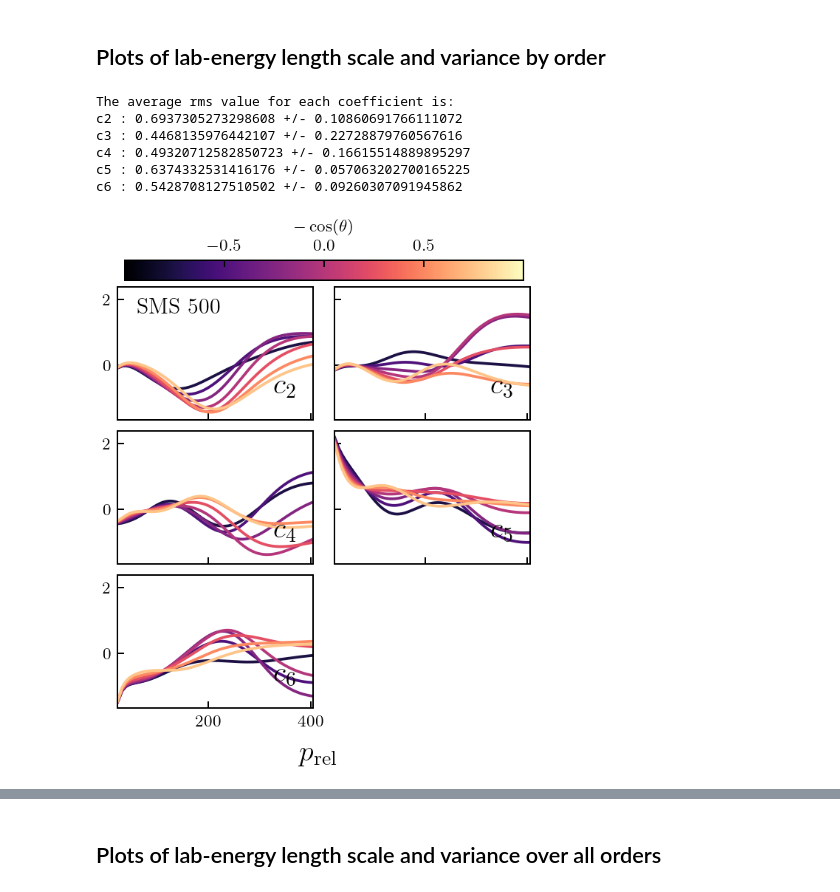
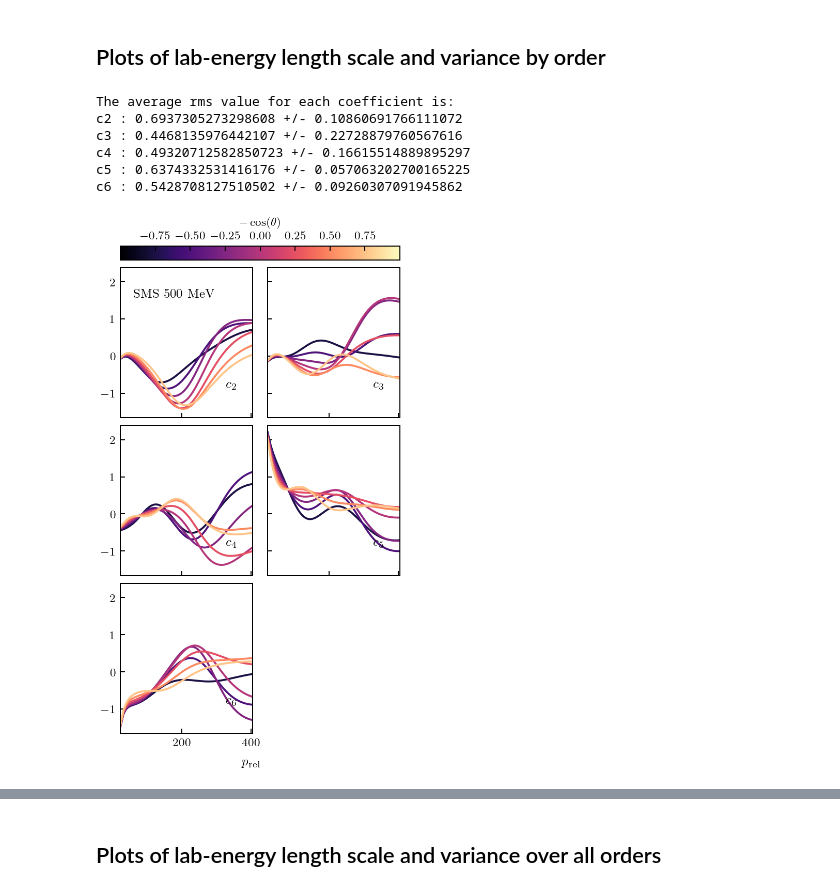
Before and after one commit to buqeye/modern_nn_potentials, a Jupyter notebook: notebooks/paper_figures_2.ipynb, the cells around one changed output, grey strips where cells are left out. Drawn from its saved outputs; the diff is of its cells as text; code cells hidden in the pictures.

```diff
--- a/notebooks/paper_figures_2.ipynb
+++ b/notebooks/paper_figures_2.ipynb
@@ -1237,8 +1624,9 @@ n_vert = int(np.ceil((np.shape(coeffs_surfaces)[0] - 1) / 2))
 # create figure with n_orders subplots
 fig_deg_coeffs, axs_deg_coeffs = plt.subplots(n_vert,
                             2, sharex = True, sharey=True,
-                            figsize=(3.3, 1.4 * n_vert),
+                            figsize=(3.3, 2.0 * n_vert),
                             layout='constrained')
+fig_deg_coeffs.supxlabel(t_lab_label, size = 10)
 # fig_deg_coeffs.suptitle('Order-by-order coefficients\nfor ' + obs_data_label + " (" +
 #              ScaleScheme.potential_string + " " +
 #              ScaleScheme.cutoff_string.replace("p", ".").replace("MeV", " MeV").replace("fm", " fm") + ")", size = 14)
@@ -1246,10 +1634,10 @@ fig_deg_coeffs, axs_deg_coeffs = plt.subplots(n_vert,
 # create figure with n_orders subplots
 fig_deg_ls, axs_deg_ls = plt.subplots(n_vert,
                             2, sharex = True, sharey=True,
-                            figsize=(3.3, 1.4 * n_vert),
+                            figsize=(3.3, 2.0 * n_vert),
                             layout='constrained')
-fig_deg_ls.supxlabel(degrees_label, size = 16)
-fig_deg_ls.supylabel(t_lab_label, size = 16)
+fig_deg_ls.supxlabel(degrees_label, size = 10)
+fig_deg_ls.supylabel(t_lab_label, size = 10)
 fig_deg_ls.suptitle('Order-by-order length scales\nfor ' + obs_data_label + " (" +
              ScaleScheme.potential_string + " " +
              ScaleScheme.cutoff_string.replace("p", ".").replace("MeV", " MeV").replace("fm", " fm") + ")", size = 14)
@@ -1257,9 +1645,9 @@ fig_deg_ls.suptitle('Order-by-order length scales\nfor ' + obs_data_label + " ("
 # create figure with n_orders subplots
 fig_deg_var, axs_deg_var = plt.subplots(n_vert,
                             2, sharex = True, sharey=True,
-                            figsize=(3.3, 1.4 * n_vert),
+                            figsize=(3.3, 2.0 * n_vert),
                             layout='constrained')
-fig_deg_var.supxlabel(degrees_label, size = 16)
+fig_deg_var.supxlabel(degrees_label, size = 10)
 fig_deg_var.suptitle('Order-by-order variances\nfor ' + obs_data_label + " (" +
              ScaleScheme.potential_string + " " +
              ScaleScheme.cutoff_string.replace("p", ".").replace("MeV", " MeV").replace("fm", " fm") + ")", size = 14)
@@ -1272,15 +1660,15 @@ for o in range(np.shape(coeffs_surfaces)[0] - 1):
     (axs_deg_coeffs.flat)[o].text(0.8, 0.2,
                        rf'$c_{{{ScaleScheme.orders_full[o + 1]}}}$',
                        transform=(axs_deg_coeffs.flat)[o].transAxes,
-                       size = 16)
+                       size = 10)
     (axs_deg_ls.flat)[o].text(0.8, 0.2,
                        rf'$c_{{{ScaleScheme.orders_full[o + 1]}}}$',
                        transform=(axs_deg_ls.flat)[o].transAxes,
-                       size = 16)
+                       size = 10)
     (axs_deg_var.flat)[o].text(0.8, 0.2,
                        rf'$c_{{{ScaleScheme.orders_full[o + 1]}}}$',
                        transform=(axs_deg_var.flat)[o].transAxes,
-                       size = 16)
+                       size = 10)
 
     for d_idx, d in enumerate(degrees_subset):
         # plots coefficients
@@ -1321,19 +1709,19 @@ for o in range(np.shape(coeffs_surfaces)[0] - 1):
 # writes the scheme and scale on the upper-left-most plot
 (axs_deg_coeffs.flat)[0].text(0.1, 0.8,
        ScaleScheme.potential_string + " " + \
-            ScaleScheme.cutoff_string.replace("p", ".").replace("MeV", "").replace("fm", ""),
+            ScaleScheme.cutoff_string.replace("p", ".").replace("MeV", " MeV").replace("fm", " fm"),
        transform=(axs_deg_coeffs.flat)[0].transAxes,
-       size = 12)
+       size = 10)
 (axs_deg_ls.flat)[0].text(0.1, 0.8,
        ScaleScheme.potential_string + " " + \
-            ScaleScheme.cutoff_string.replace("p", ".").replace("MeV", "").replace("fm", ""),
+            ScaleScheme.cutoff_string.replace("p", ".").replace("MeV", " MeV").replace("fm", " fm"),
        transform=(axs_deg_ls.flat)[0].transAxes,
-       size = 12)
+       size = 10)
 (axs_deg_var.flat)[0].text(0.1, 0.8,
        ScaleScheme.potential_string + " " + \
-            ScaleScheme.cutoff_string.replace("p", ".").replace("MeV", "").replace("fm", ""),
+            ScaleScheme.cutoff_string.replace("p", ".").replace("MeV", " MeV").replace("fm", " fm"),
        transform=(axs_deg_var.flat)[0].transAxes,
-       size = 12)
+       size = 10)
 
 # prints the average coefficient rms value for each order
 print("The average rms value for each coefficient is:")
@@ -1341,45 +1729,39 @@ for o in range(np.shape(coeffs_surfaces)[0] - 1):
     print("c" + str(ScaleScheme.orders_full[o + 1]) + " : " + \
           str(np.average(rms_deg_coeffs[o, :])) + " +/- " + \
           str(np.std(rms_deg_coeffs[o, :]))
          )
 
 # deletes extraneous Axes objects from the plot
 if n_vert * 2 != np.shape(coeffs_surfaces)[0] - 1:
     fig_deg_coeffs.delaxes((axs_deg_coeffs.flat)[-1])
     fig_deg_ls.delaxes((axs_deg_ls.flat)[-1])
     fig_deg_var.delaxes((axs_deg_var.flat)[-1])
 
 # plots the color bar for reference
 fig_deg_coeffs.colorbar(mpl.cm.ScalarMappable(norm=norm_deg, cmap=cmap_deg),
             ax = axs_deg_coeffs[0],
             location = 'top',
             orientation='horizontal',
             label=degrees_label)
 
-# plots the overall x-axis label
-fig_deg_coeffs.supxlabel(t_lab_label, size = 16)
-
 # saves figures
-# fig_deg_coeffs.tight_layout()
 fig_deg_coeffs.savefig('figures2/' + 'coeffs' + '_' + 'deg_slices' + '_' + 'orderbyorder' + '_' +
                     ScaleScheme.potential_string + ScaleScheme.cutoff_string + '_' +
                     obs_data_name + '_Q' + Q_type + '_' + p_type + '_' + t_lab_name + '_' +
                     degrees_name)
-# fig_deg_ls.tight_layout()
-fig_deg_ls.savefig('figures2/' + 'ls' + '_' + 'deg_slices' + '_' + 'orderbyorder' + '_' +
-                    ScaleScheme.potential_string + ScaleScheme.cutoff_string + '_' +
-                    obs_data_name + '_Q' + Q_type + '_' + p_type + '_' + t_lab_name + '_' +
-                    degrees_name)
-# fig_deg_var.tight_layout()
-fig_deg_var.savefig('figures2/' + 'var' + '_' + 'deg_slices' + '_' + 'orderbyorder' + '_' +
-                    ScaleScheme.potential_string + ScaleScheme.cutoff_string + '_' +
-                    obs_data_name + '_Q' + Q_type + '_' + p_type + '_' + t_lab_name + '_' +
-                    degrees_name)
+# fig_deg_ls.savefig('figures2/' + 'ls' + '_' + 'deg_slices' + '_' + 'orderbyorder' + '_' +
+#                     ScaleScheme.potential_string + ScaleScheme.cutoff_string + '_' +
+#                     obs_data_name + '_Q' + Q_type + '_' + p_type + '_' + t_lab_name + '_' +
+#                     degrees_name)
+# fig_deg_var.savefig('figures2/' + 'var' + '_' + 'deg_slices' + '_' + 'orderbyorder' + '_' +
+#                     ScaleScheme.potential_string + ScaleScheme.cutoff_string + '_' +
+#                     obs_data_name + '_Q' + Q_type + '_' + p_type + '_' + t_lab_name + '_' +
+#                     degrees_name)
 # %% [output]
 The average rms value for each coefficient is:
 c2 : 0.6937305273298608 +/- 0.10860691766111072
 c3 : 0.4468135976442107 +/- 0.22728879760567616
 c4 : 0.49320712582850723 +/- 0.16615514889895297
 c5 : 0.6374332531416176 +/- 0.057063202700165225
 c6 : 0.5428708127510502 +/- 0.09260307091945862
-[figure, old version]
+[figure, new version]
```
Also changed, not shown: parts of 20 cells of this notebook, 9 other files.
